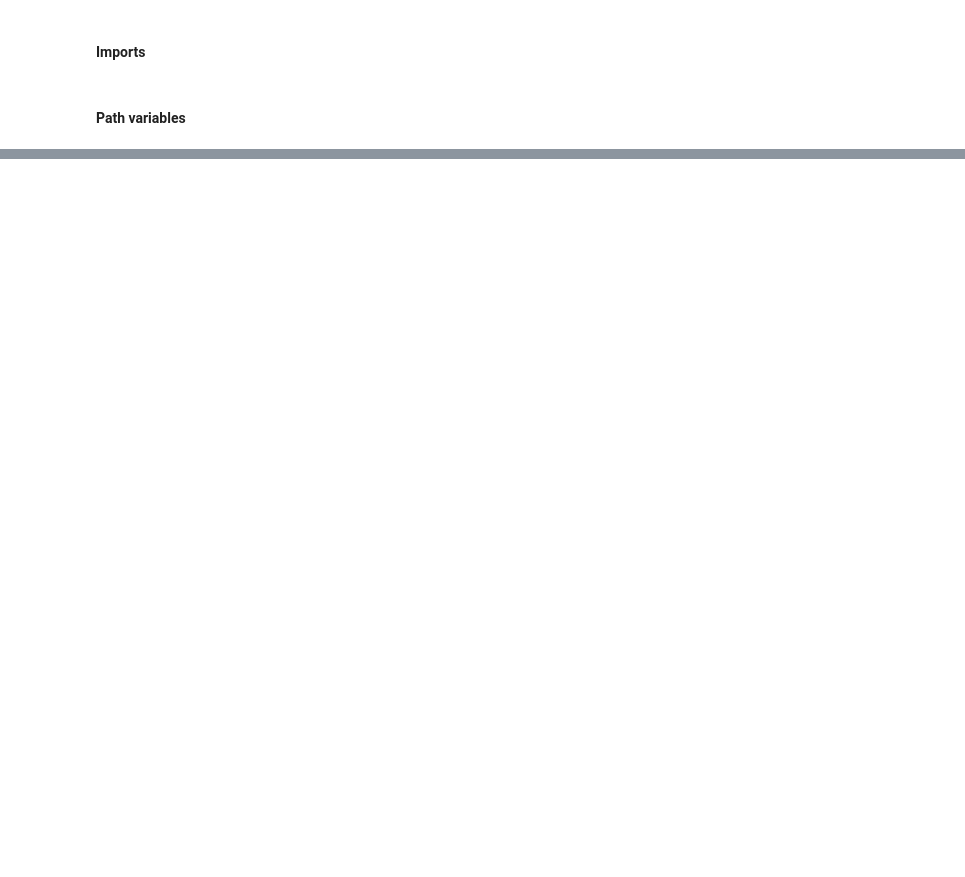
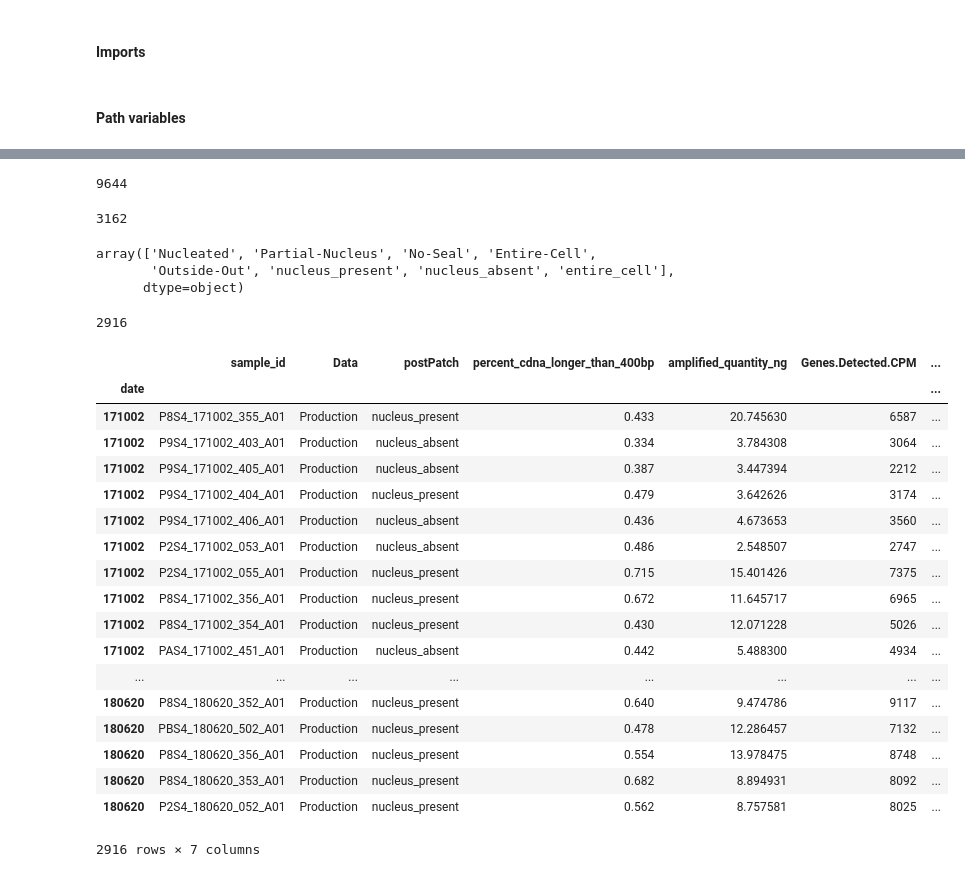
Before and after one commit to ramr24/Personal, a Jupyter notebook: ivscc_paper/template.ipynb, the cells around one changed output, grey strips where cells are left out. Saved outputs shown, nothing was run; the diff lists cells and outputs as text; code cells hidden in the pictures; blank space fills up the shorter version.

```diff
--- a/ivscc_paper/template.ipynb
+++ b/ivscc_paper/template.ipynb
@@ -106,0 +46,13 @@ jem_col_list = ["organism_name", "name",
+# %%
+shinym_col_list = ["sample_id",
+                   "Data",
+                   "postPatch",
+                   "percent_cdna_longer_than_400bp",
+                   "amplified_quantity_ng",
+                   "Genes.Detected.CPM", #Same one Kristen used
+                   "Tree_call"]
+##"Genes.With.CPM", "Genes.With.FPKM", "Genes.Detected", #Probably not the correct ones
+shinym_df = shinym_df[shinym_col_list]
+len(shinym_df)
+# %% [output]
+9644
@@ -106,0 +65,11 @@ jem_col_list = ["organism_name", "name",
+# %%
+prod_df = shinym_df[shinym_df["Data"] == "Production"]
+len(prod_df)
+# %% [output]
+3162
+# %%
+prod_df.postPatch.unique()
+# %% [output]
+array(['Nucleated', 'Partial-Nucleus', 'No-Seal', 'Entire-Cell',
+       'Outside-Out', 'nucleus_present', 'nucleus_absent', 'entire_cell'],
+      dtype=object)
@@ -106,0 +78,26 @@ jem_col_list = ["organism_name", "name",
+# %%
+len(met_df)
+# %% [output]
+2916
+# %%
+met_df
+# %% [output]
+|  | sample_id | Data | postPatch | percent_cdna_longer_than_400bp | amplified_quantity_ng | Genes.Detected.CPM | ... |
+| date |  |  |  |  |  |  | ... |
+| 171002 | P8S4_171002_355_A01 | Production | nucleus_present | 0.433 | 20.745630 | 6587 | ... |
+| 171002 | P9S4_171002_403_A01 | Production | nucleus_absent | 0.334 | 3.784308 | 3064 | ... |
+| 171002 | P9S4_171002_405_A01 | Production | nucleus_absent | 0.387 | 3.447394 | 2212 | ... |
+| 171002 | P9S4_171002_404_A01 | Production | nucleus_present | 0.479 | 3.642626 | 3174 | ... |
+| 171002 | P9S4_171002_406_A01 | Production | nucleus_absent | 0.436 | 4.673653 | 3560 | ... |
+| 171002 | P2S4_171002_053_A01 | Production | nucleus_absent | 0.486 | 2.548507 | 2747 | ... |
+| 171002 | P2S4_171002_055_A01 | Production | nucleus_present | 0.715 | 15.401426 | 7375 | ... |
+| 171002 | P8S4_171002_356_A01 | Production | nucleus_present | 0.672 | 11.645717 | 6965 | ... |
+| 171002 | P8S4_171002_354_A01 | Production | nucleus_present | 0.430 | 12.071228 | 5026 | ... |
+| 171002 | PAS4_171002_451_A01 | Production | nucleus_absent | 0.442 | 5.488300 | 4934 | ... |
+| ... | ... | ... | ... | ... | ... | ... | ... |
+| 180620 | P8S4_180620_352_A01 | Production | nucleus_present | 0.640 | 9.474786 | 9117 | ... |
+| 180620 | PBS4_180620_502_A01 | Production | nucleus_present | 0.478 | 12.286457 | 7132 | ... |
+| 180620 | P8S4_180620_356_A01 | Production | nucleus_present | 0.554 | 13.978475 | 8748 | ... |
+| 180620 | P8S4_180620_353_A01 | Production | nucleus_present | 0.682 | 8.894931 | 8092 | ... |
+| 180620 | P2S4_180620_052_A01 | Production | nucleus_present | 0.562 | 8.757581 | 8025 | ... |
+2916 rows × 7 columns
```
Also changed, not shown: parts of 18 cells of this notebook, 6 other files.
